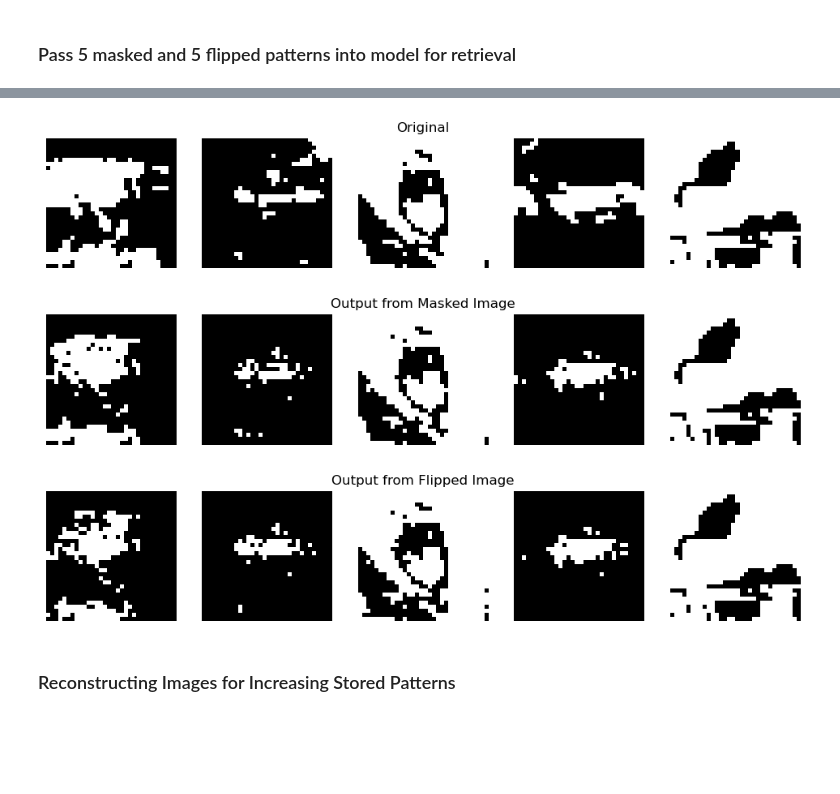
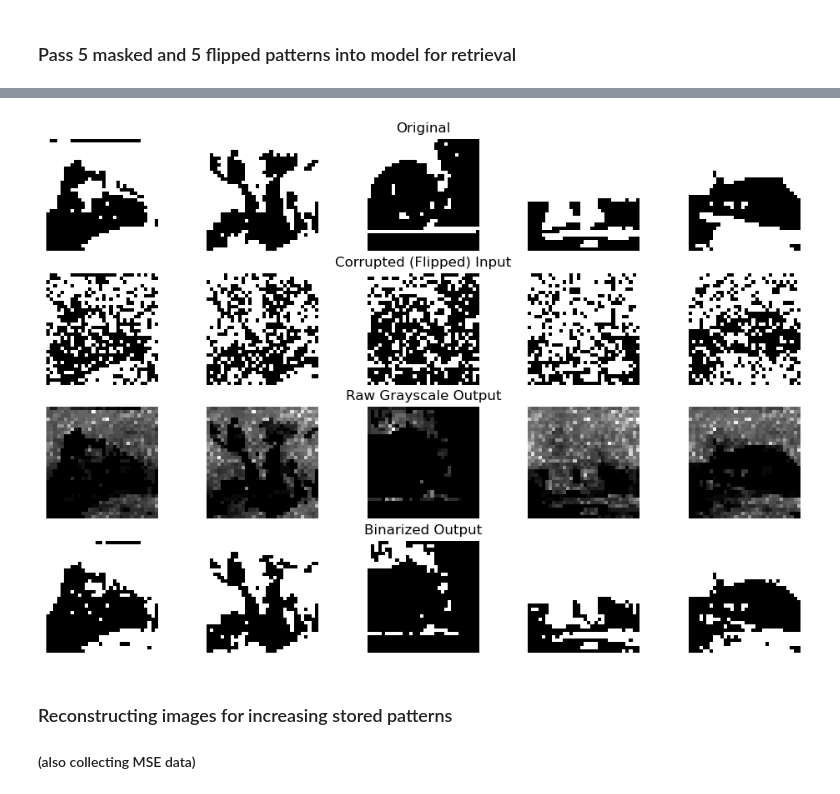
Before and after one commit to chenpy2000/Hopfield, a Jupyter notebook: visualize_spiking.ipynb, the cells around one changed output, grey strips where cells are left out. Saved outputs shown, nothing was run; the diff lists cells and outputs as text; code cells hidden in the pictures; blank space fills up the shorter version.

```diff
--- a/visualize_spiking.ipynb
+++ b/visualize_spiking.ipynb
@@ -130,10 +135,10 @@ plot_output_patterns(spyking_patterns[:5], grayscale_masked, grayscale_flipped,
-# %%
-# Outputs are binarized by setting the black/white threshold at 10% of the output's max spike rate
-plot_output_patterns(spyking_patterns[:5], binarized_masked, binarized_flipped, 5)
-# %% [output]
-[figure, removed]
-# %% [markdown]
-### Reconstructing Images for Increasing Stored Patterns
+# %%
+plot_output_patterns(spyking_patterns[:5], spyking_flipped[:5], grayscale_flipped, binarized_flipped, "Flipped")
+# %% [output]
+[figure, added]
+# %% [markdown]
+### Reconstructing images for increasing stored patterns
+#### (also collecting MSE data)
 # %%
 importlib.reload(spiking)
 
```
Also changed, not shown: parts of 12 cells of this notebook, 1 other file.
